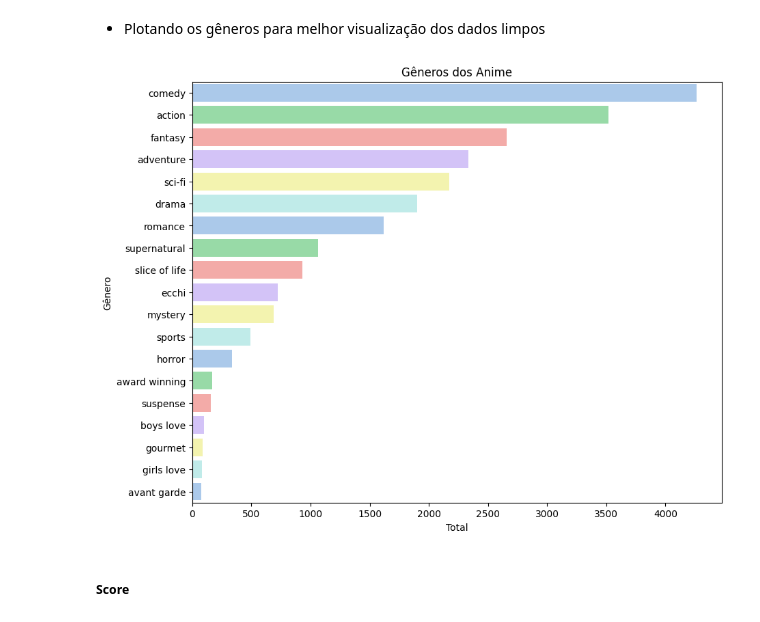
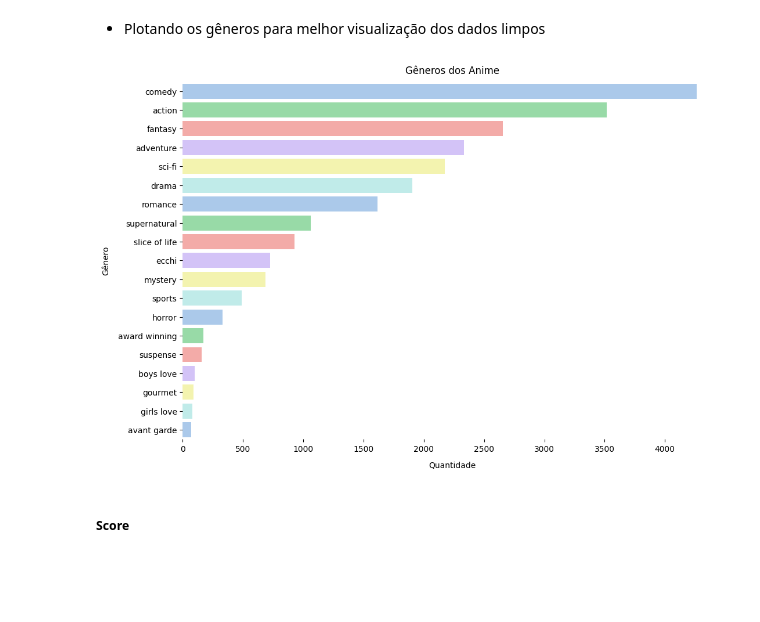
Before and after one commit to guievbs/anime-insights, a Jupyter notebook: notebooks/analise.ipynb, the cells around one changed output. Drawn from its saved outputs; the diff is of its cells as text; code cells hidden in the pictures; blank space fills up the shorter version.

Commit message:
Refina os rótulos dos gráficos para torná-los mais descritivos e claros

```diff
--- a/notebooks/analise.ipynb
+++ b/notebooks/analise.ipynb
@@ -240,16 +240,19 @@ for i, (genero, contagem) in enumerate(sorted_genres, start=1):
 # %%
 df_genres = pd.DataFrame(sorted_genres, columns=['Genero', 'Contagem'])
 
-cores = sns.color_palette("pastel6", len(df_genres))
+f, ax = plt.subplots(figsize=(12, 8))
 
-plt.figure(figsize=(10, 8))
-sns.barplot(x='Contagem', y='Genero', data=df_genres, palette=cores)
-plt.title('Gêneros dos Anime')
-plt.xlabel('Total')
-plt.ylabel('Gênero')
-plt.show();
+sns.barplot(x='Contagem', y='Genero', data=df_genres, palette="pastel6")
+sns.despine(left=True, bottom=True)
+
+# Rótulos
+ax.set_title('Gêneros dos Anime', pad=10)
+ax.set_xlabel('Quantidade', labelpad=10)
+ax.set_ylabel('Gênero', labelpad=10)
+
+plt.show()
 # %% [output]
-[figure, old version]
+[figure, new version]
 # %% [markdown]
 ##### Score
 # %% [markdown]
```
Also changed, not shown: parts of 10 cells of this notebook.
